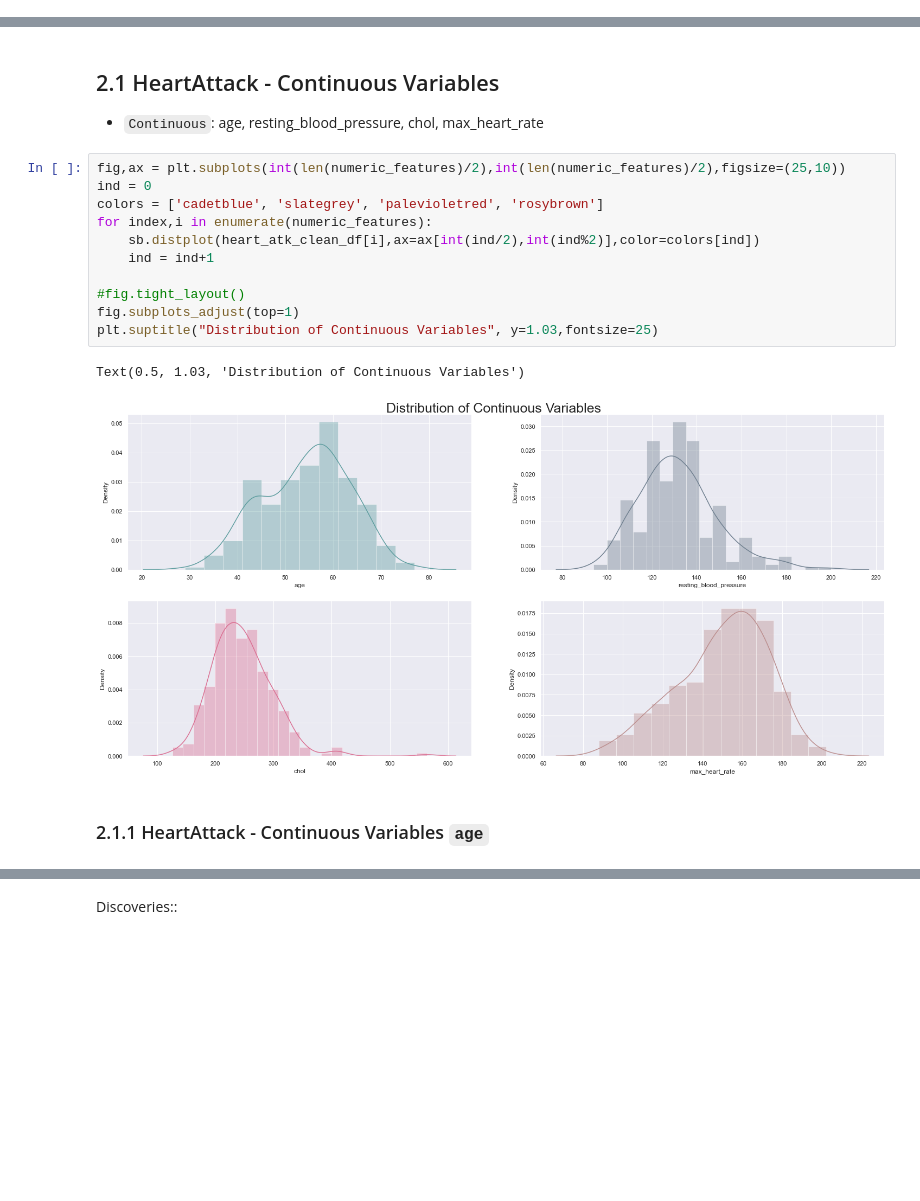
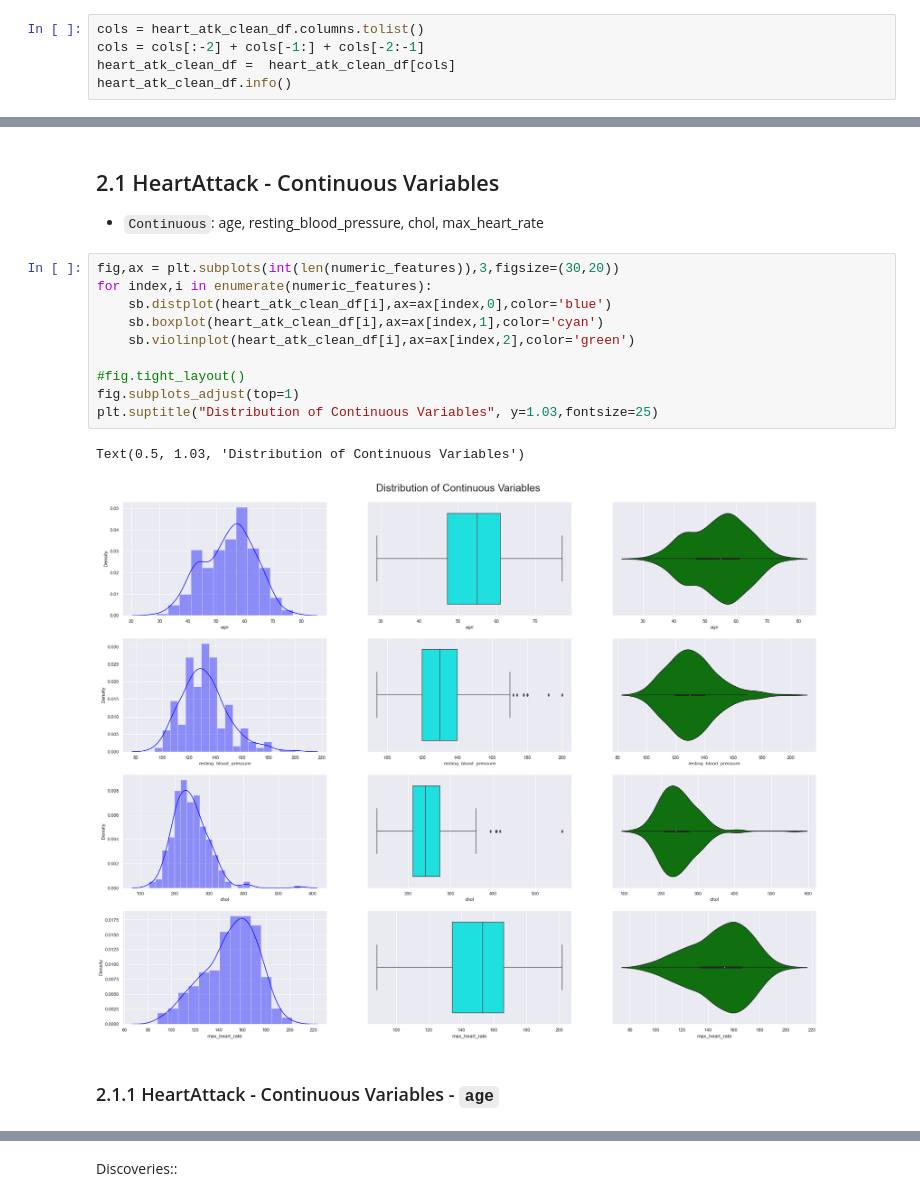
Before and after one commit to xJQx/bc2406-project, a Jupyter notebook: exploratory-data-analysis_2.ipynb, the cells around one changed output, grey strips where cells are left out. Drawn from its saved outputs; the diff is of its cells as text; blank space fills up the shorter version.

```diff
--- a/exploratory-data-analysis_2.ipynb
+++ b/exploratory-data-analysis_2.ipynb
@@ -71,0 +90,5 @@ memory usage: 28.4 KB
+# %%
+cols = heart_atk_clean_df.columns.tolist()
+cols = cols[:-2] + cols[-1:] + cols[-2:-1]
+heart_atk_clean_df =  heart_atk_clean_df[cols]
+heart_atk_clean_df.info()
@@ -76,19 +145,18 @@ categorical_features=['sex', 'chest_pain', 'fasting_blood_sugar', 'rest_ecg', 'e
 ## 2.1 HeartAttack - Continuous Variables
 - `Continuous`: age, resting_blood_pressure, chol, max_heart_rate
 # %%
-fig,ax = plt.subplots(int(len(numeric_features)/2),int(len(numeric_features)/2),figsize=(25,10))
-ind = 0
-colors = ['cadetblue', 'slategrey', 'palevioletred', 'rosybrown']
+fig,ax = plt.subplots(int(len(numeric_features)),3,figsize=(30,20))
 for index,i in enumerate(numeric_features):
-    sb.distplot(heart_atk_clean_df[i],ax=ax[int(ind/2),int(ind%2)],color=colors[ind])
-    ind = ind+1
+    sb.distplot(heart_atk_clean_df[i],ax=ax[index,0],color='blue')
+    sb.boxplot(heart_atk_clean_df[i],ax=ax[index,1],color='cyan')
+    sb.violinplot(heart_atk_clean_df[i],ax=ax[index,2],color='green')
 
 #fig.tight_layout()
 fig.subplots_adjust(top=1)
 plt.suptitle("Distribution of Continuous Variables", y=1.03,fontsize=25)
 # %% [output]
 Text(0.5, 1.03, 'Distribution of Continuous Variables')
-[figure, old version]
+[figure, new version]
 # %% [markdown]
-### 2.1.1 HeartAttack - Continuous Variables `age`
+### 2.1.1 HeartAttack - Continuous Variables - `age`
 # %%
```
Also changed, not shown: parts of 24 cells of this notebook, 1 other file.
